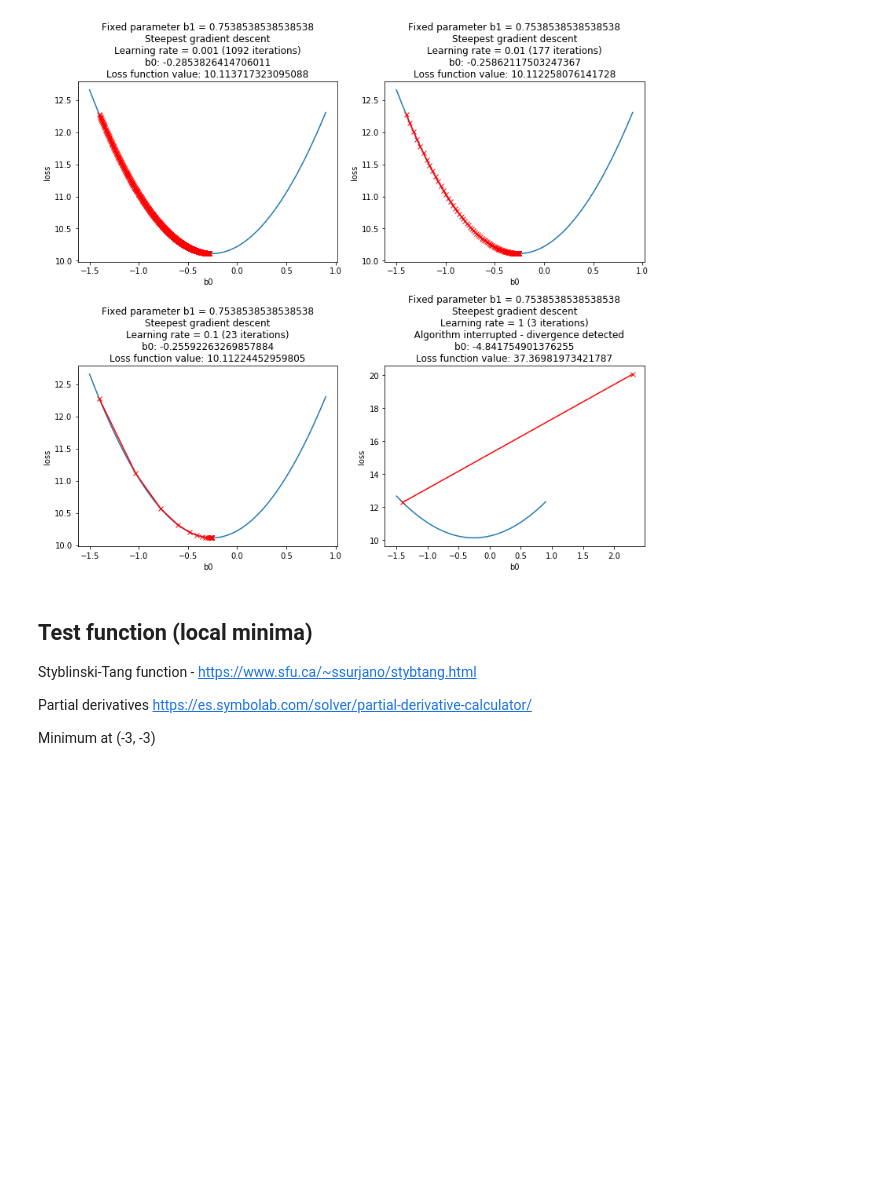
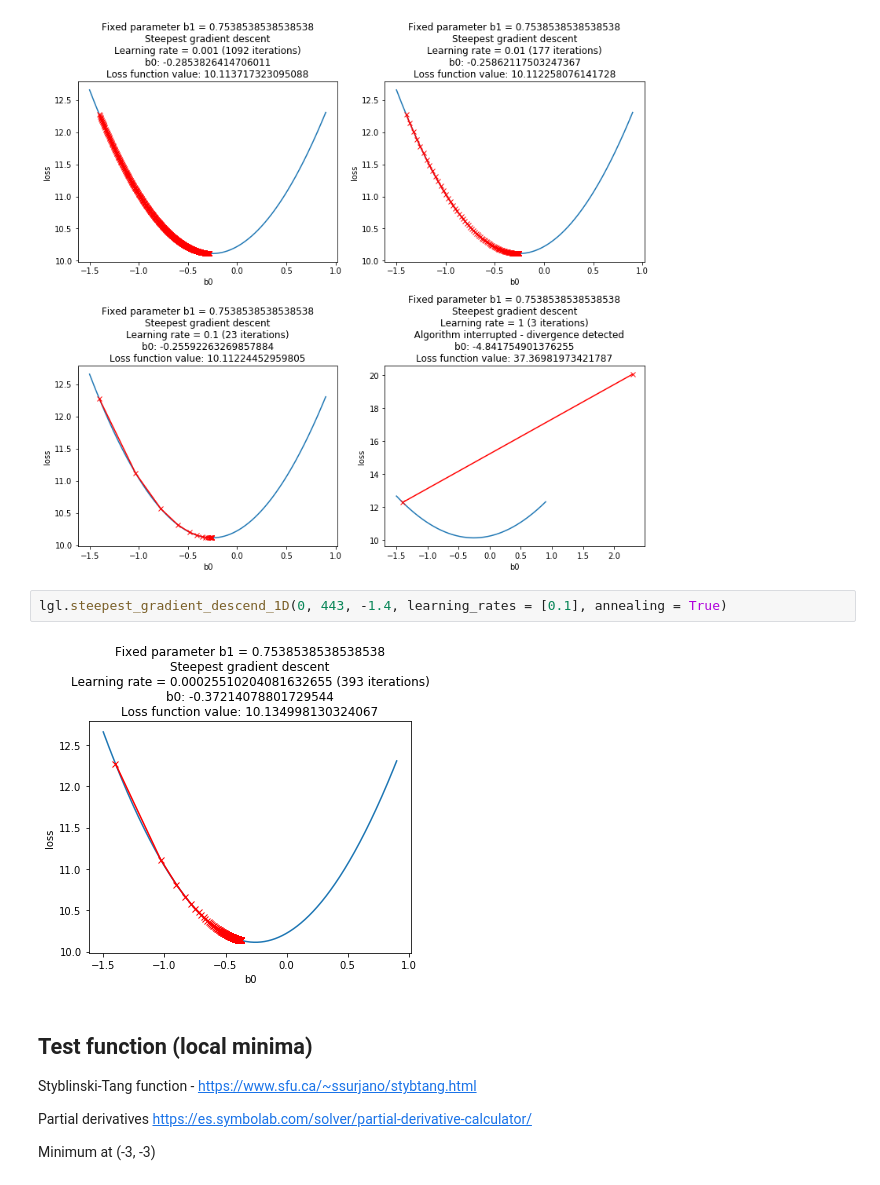
Before and after one commit to pablosuau/training, a Jupyter notebook: machine_learning/03_ml_theory/01_gradient_descent/01_loss_functions.ipynb, the cells around one changed output. Cells and saved outputs as stored; diff of their text form; blank space fills up the shorter version.

```diff
--- a/machine_learning/03_ml_theory/01_gradient_descent/01_loss_functions.ipynb
+++ b/machine_learning/03_ml_theory/01_gradient_descent/01_loss_functions.ipynb
@@ -506,6 +531,10 @@ lgl.steepest_gradient_descend_2D(learning_rates = [0.001, 0.01, 0.1, 1], initial
 lgl.steepest_gradient_descend_1D(0, 443, -1.4, learning_rates = [0.001, 0.01, 0.1, 1])
 # %% [output]
 [figure]
+# %%
+lgl.steepest_gradient_descend_1D(0, 443, -1.4, learning_rates = [0.1], annealing = True)
+# %% [output]
+[figure, added]
 # %% [markdown]
 ## Test function (local minima)
 
```
Also changed, not shown: parts of 6 cells of this notebook.
